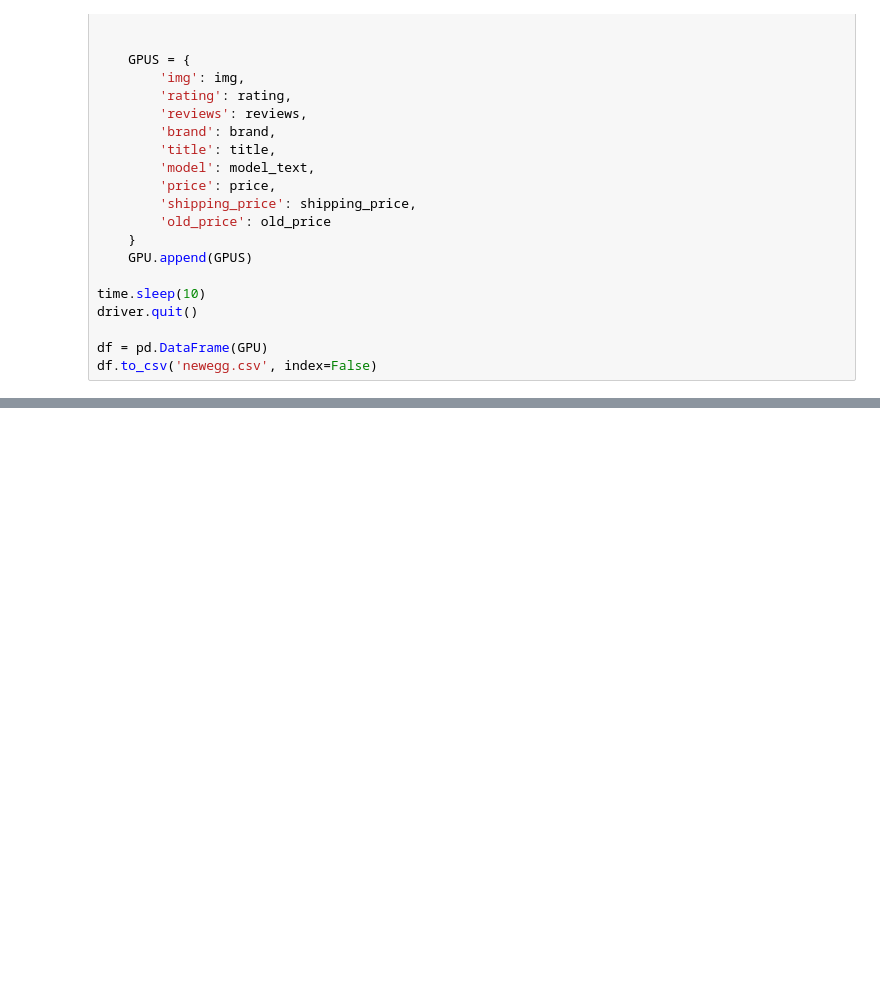
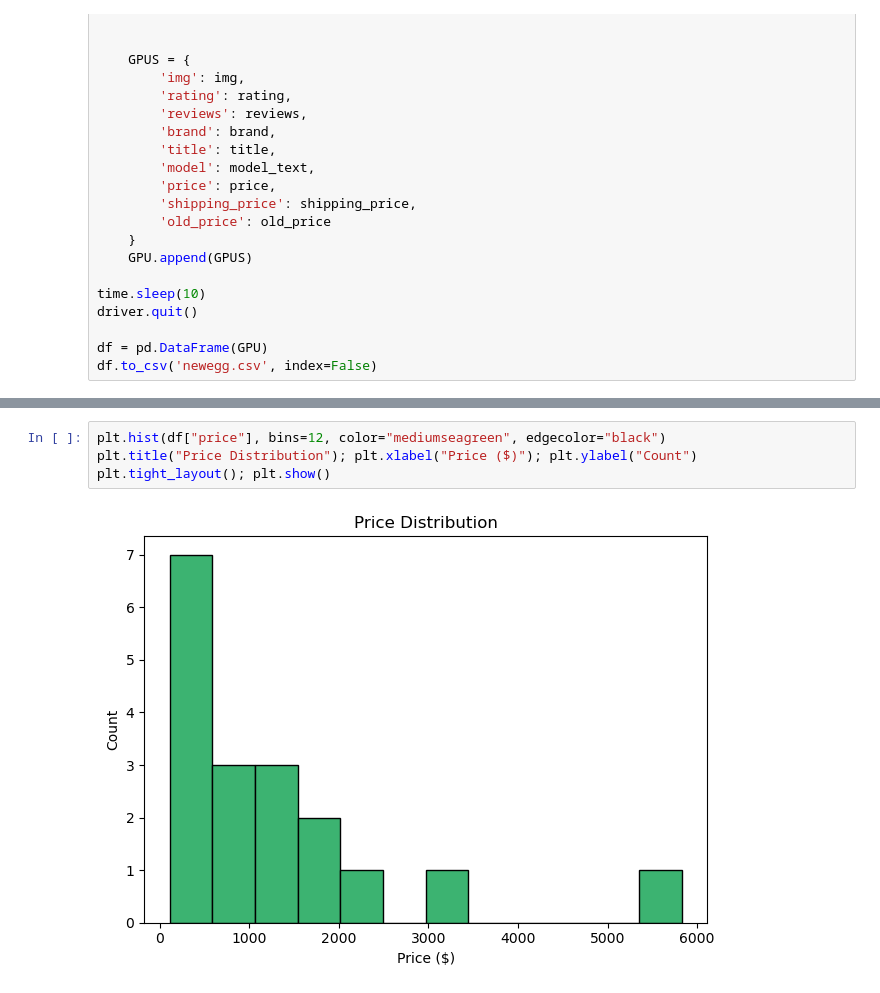
Before and after one commit to peterlinghuazhong/Casestudynewegg, a Jupyter notebook: Newegg Webscraping Project.ipynb, the cells around one changed output, grey strips where cells are left out. Drawn from its saved outputs; the diff is of its cells as text; blank space fills up the shorter version.

```diff
--- a/Newegg Webscraping Project.ipynb
+++ b/Newegg Webscraping Project.ipynb
@@ -210,0 +309,6 @@ df.to_csv('newegg.csv', index=False)
+# %%
+plt.hist(df["price"], bins=12, color="mediumseagreen", edgecolor="black")
+plt.title("Price Distribution"); plt.xlabel("Price ($)"); plt.ylabel("Count")
+plt.tight_layout(); plt.show()
+# %% [output]
+[figure, added]
```
Also changed, not shown: parts of 14 cells of this notebook.
